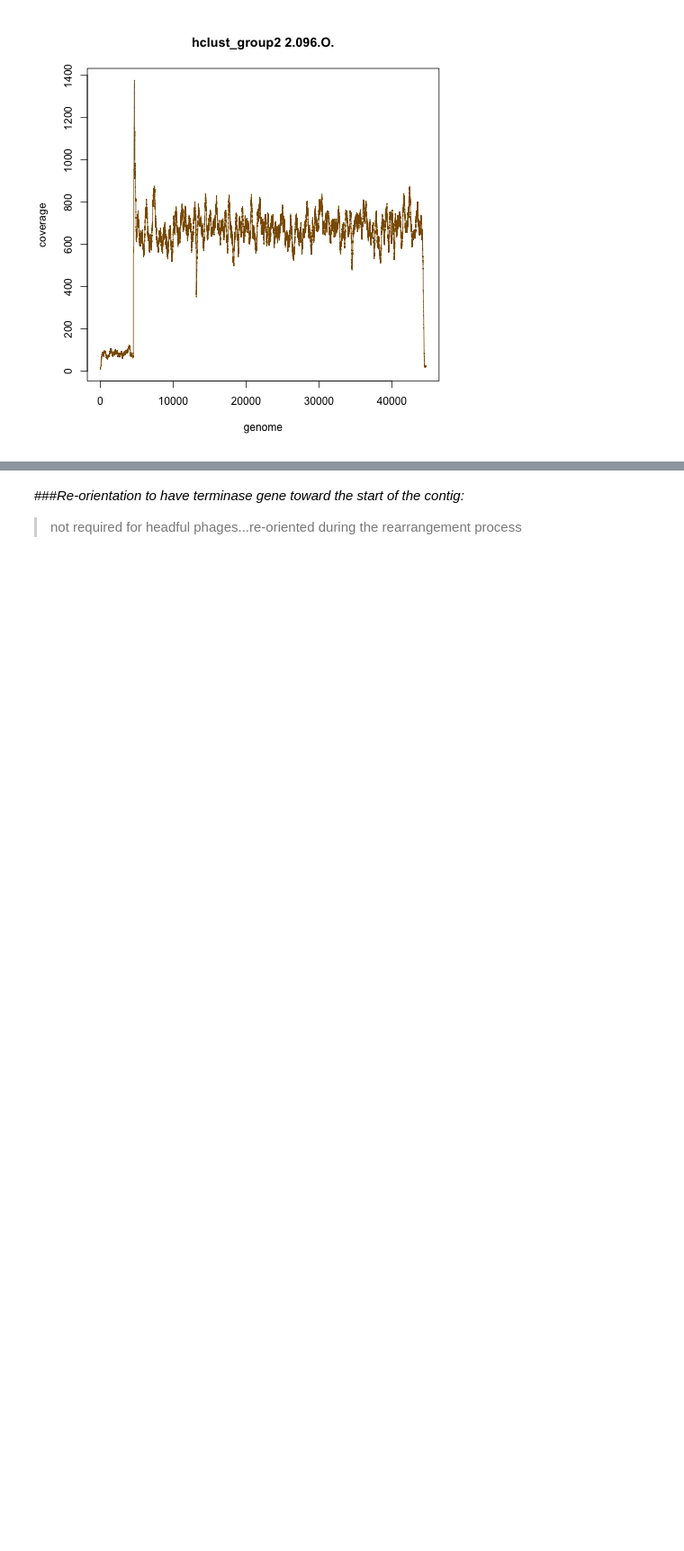
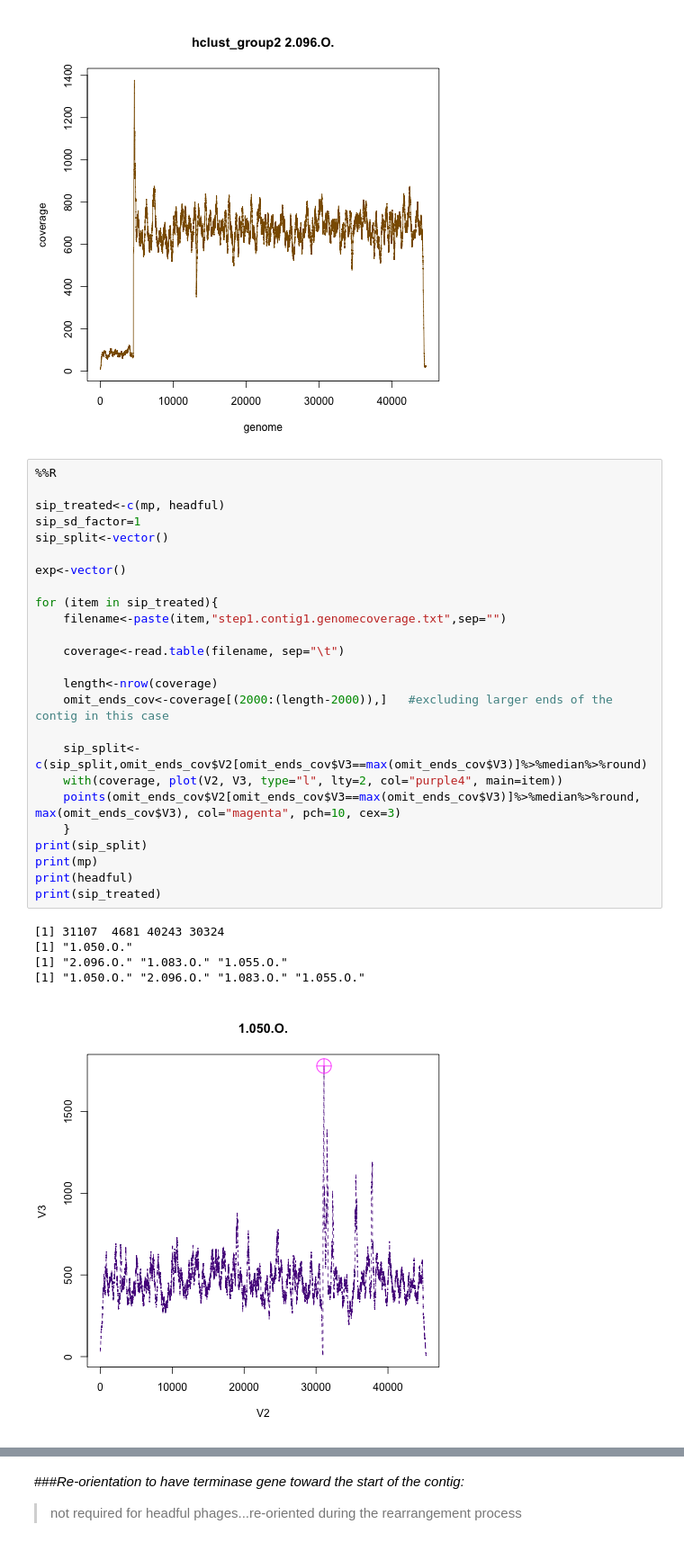
Before and after one commit to juliambrosman/nahant-genome-rearrangement, a Jupyter notebook: BP_Group12.ipynb, the cells around one changed output, grey strips where cells are left out. Shown at 90% size. Saved outputs shown, nothing was run; the diff lists cells and outputs as text; blank space fills up the shorter version.

```diff
--- a/BP_Group12.ipynb
+++ b/BP_Group12.ipynb
@@ -741,3 +739,34 @@ for (item in group2$phage){
 [figure]
 [figure]
 [figure]
+# %%
+%%R
+
+sip_treated<-c(mp, headful)
+sip_sd_factor=1
+sip_split<-vector()
+
+exp<-vector()
+
+for (item in sip_treated){
+    filename<-paste(item,"step1.contig1.genomecoverage.txt",sep="")
+
+    coverage<-read.table(filename, sep="\t")
+
+    length<-nrow(coverage)
+    omit_ends_cov<-coverage[(2000:(length-2000)),]   #excluding larger ends of the contig in this case
+
+    sip_split<-c(sip_split,omit_ends_cov$V2[omit_ends_cov$V3==max(omit_ends_cov$V3)]%>%median%>%round)
+    with(coverage, plot(V2, V3, type="l", lty=2, col="purple4", main=item))
+    points(omit_ends_cov$V2[omit_ends_cov$V3==max(omit_ends_cov$V3)]%>%median%>%round, max(omit_ends_cov$V3), col="magenta", pch=10, cex=3)
+    }
+print(sip_split)
+print(mp)
+print(headful)
+print(sip_treated)
+# %% [output]
+[1] 31107  4681 40243 30324
+[1] "1.050.O."
+[1] "2.096.O." "1.083.O." "1.055.O."
+[1] "1.050.O." "2.096.O." "1.083.O." "1.055.O."
+[figure, added]
```
Also changed, not shown: parts of 16 cells of this notebook, 7 other files.
